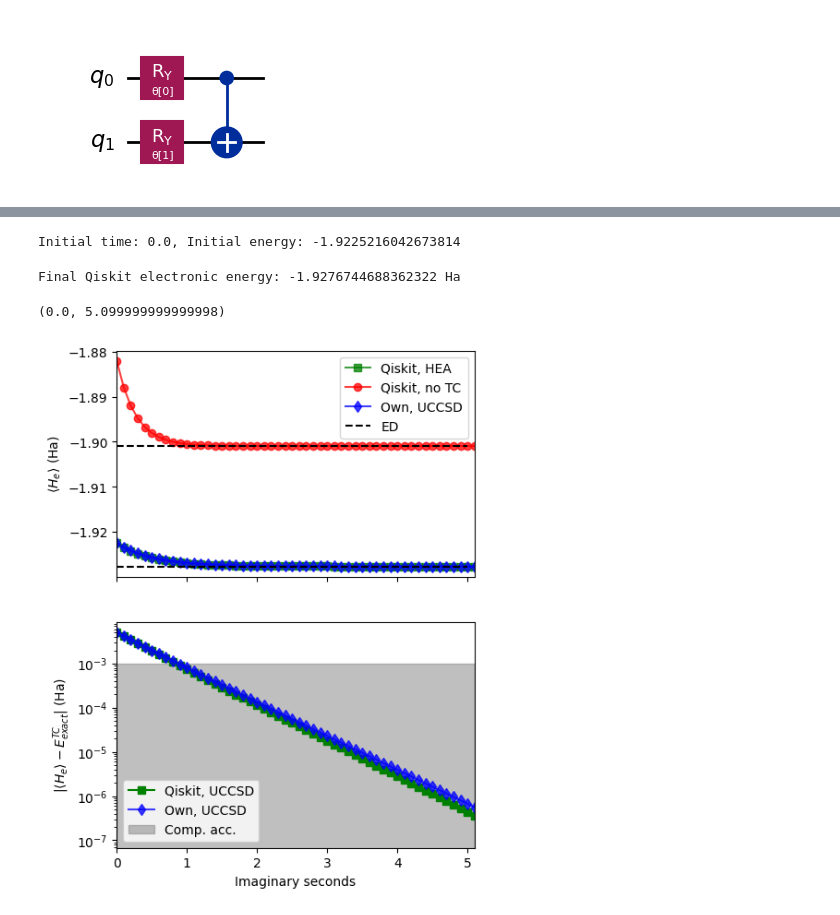
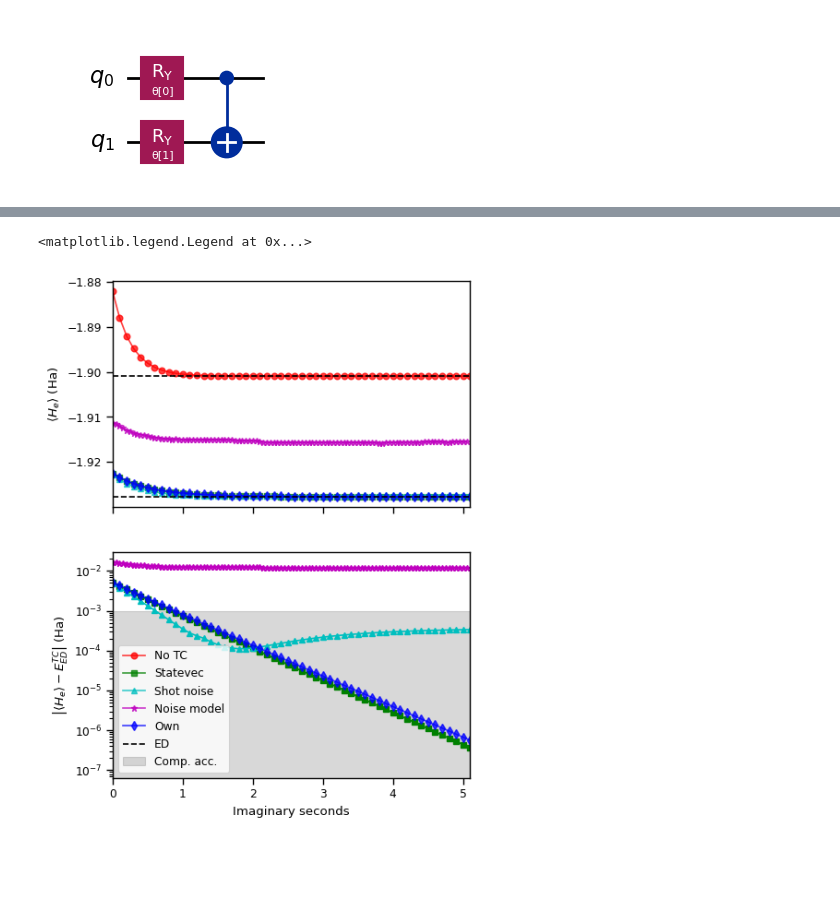
Before and after one commit to Magnusson6359/qiskit-algorithms, a Jupyter notebook: testing.ipynb, the cells around one changed output, grey strips where cells are left out. Drawn from its saved outputs; the diff is of its cells as text; code cells hidden in the pictures; blank space fills up the shorter version.

Commit message:
Noise tests

```diff
--- a/testing.ipynb
+++ b/testing.ipynb
@@ -136,60 +215,64 @@ avqite_times = data[:,0]
 avqite_energies = data[:,2]
 initial_time=data[0,0]
 initial_energy=data[0,2]
-print(f"Initial time: {initial_time}, Initial energy: {initial_energy}")
+#print(f"Initial time: {initial_time}, Initial energy: {initial_energy}")
-# %% [output]
-Initial time: 0.0, Initial energy: -1.9225216042673814
 # %%
+sns.set_context("paper")
 fig, axs = plt.subplots(2,1,sharex=True)
 fig.set_figheight(7)
 fig.set_figwidth(5)
 ax = axs[0]
 ax2 = axs[1]
 #DELTA_BIG = 50
 DELTA_BIG = 2
 sys = "h2"
 e_exact = {"h2": -1.9276748321, "h4": -4.3860854160}
 e_exact_notc = {"h2": -1.9009465237, "h4": None}
 
-# Readin from file
-#with open('h_exp_val.txt', 'r') as f:
-#    h_exp_val = [float(num) for line in f for num in line.strip('[] \n').split()]
-#with open('times.txt', 'r') as g:
-#    times = [float(num) for line in g for num in line.strip('[] \n').split()]
-
 h_exp_val = np.array([ele[0][0].real for ele in result.observables])
 times = result.times
-h_ex_val2 = np.array([ele[0][0].real for ele in result2.observables])
+h_exp_val2 = np.array([ele[0][0].real for ele in result2.observables])
 times2 = result2.times
+h_exp_val_shotnoise = np.array([ele[0][0].real for ele in result_shotnoise.observables])
+times_shotnoise = result_shotnoise.times
+h_exp_val_noise = np.array([ele[0][0].real for ele in result_noise.observables])
+times_noise = result_noise.times
 
-ax.plot(times, h_exp_val, '-gs', label= "Qiskit, HEA", alpha=0.75) #+ extracted_transformer_energy+ nuclear_repulsion_energy
-ax.plot(times2, h_ex_val2, '-ro', label= "Qiskit, no TC", alpha=0.75) #+ extracted_transformer_energy+ nuclear_repulsion_energy
-ax.plot(avqite_times[::DELTA_BIG], avqite_energies[::DELTA_BIG], '-bd', label= "Own, UCCSD", alpha=0.75)
-ax.plot([e_exact[sys]]*(int(times[-1])+1), '--k', label= "ED")
-ax.plot([e_exact_notc[sys]]*(int(times[-1])+1), '--k')
-#ax.axhline(np_result.total_energies, ls='--',
-#           c='k', alpha=0.7, label='Groundstate')
-#ax.axhline(np_result.hartree_fock_energy, ls='--',
-#           c='r', alpha=0.7, label="Hartree-Fock")
+#print(f"E0_noisy: {h_exp_val_noise[0]}, E0_noTC: {h_exp_val2[0]}, E0_TC: {h_exp_val[0]}")
 
-#pylab.plot(times, exact_h_exp_val , label= "Exact",  linestyle='--')
+ax.plot(times2, h_exp_val2, '-ro', label= "No TC", alpha=0.75) #+ extracted_transformer_energy+ nuclear_repulsion_energy
+ax.plot(times, h_exp_val, '-gs', label= "Statevec", alpha=0.75) #+ extracted_transformer_energy+ nuclear_repulsion_energy
+ax.plot(times_shotnoise, h_exp_val_shotnoise, '-c^', label= "Shot noise", alpha=0.75) #+ extracted_transformer_energy+ nuclear_repulsion_energy
+ax.plot(times_noise, h_exp_val_noise, '-m*', label= "Noise model", alpha=0.75) #+ extracted_transformer_energy+ nuclear_repulsion_energy
+ax.plot(avqite_times[::DELTA_BIG], avqite_energies[::DELTA_BIG], '-bd', label= "Own", alpha=0.75)
+ax.plot([e_exact[sys]]*(int(times[-1])+15), '--k', label= "ED")
+ax.plot([e_exact_notc[sys]]*(int(times[-1])+15), '--k')
 ax.set_ylabel(r"$\langle H_e \rangle$ (Ha)")
-ax.legend()#(loc="upper right")
+#ax.legend()
 ax.set_xlim([0, times[-1]])
-print(f"Final Qiskit electronic energy: {h_exp_val[-1]} Ha")
+
+#print(f"Final Qiskit electronic energy: {h_exp_val[-1]} Ha")
 #print(f"Compare with Qutip ED: -4.3860854160 Ha")
 #print(f"Compare with TC-VarQITE for UCCSD: -4.3860791082 Ha")
 
 
-ax2.plot(times, abs(h_exp_val-e_exact[sys]), "-gs", label= "Qiskit, UCCSD")
-ax2.plot(avqite_times[::DELTA_BIG], abs(avqite_energies-e_exact[sys])[::DELTA_BIG], "-bd", label= "Own, UCCSD", alpha=0.75)
-ax2.fill_between([0,times[-1]],[1e-3,1e-3],color="grey",alpha=0.5,label="Comp. acc.")
+ax2.plot(times, abs(h_exp_val-e_exact[sys]), "-gs", label= "Statevec")
+ax2.plot(times_shotnoise, abs(h_exp_val_shotnoise-e_exact[sys]), "-c^", label= "Shot noise")
+ax2.plot(times_noise, abs(h_exp_val_noise-e_exact[sys]), "-m*", label= "Noise model")
+ax2.plot(avqite_times[::DELTA_BIG], abs(avqite_energies-e_exact[sys])[::DELTA_BIG], "-bd", label= "Own", alpha=0.75)
+ax2.fill_between([0,times[-1]],[1e-3,1e-3],color="grey",alpha=0.3,label="Comp. acc.")
 ax2.set_xlabel("Imaginary seconds")
-ax2.set_ylabel(r"$|\langle H_e \rangle - E_{exact}^{TC}|$ (Ha)")
+ax2.set_ylabel(r"$\left|\langle H_e \rangle - E_{ED}^{TC}\right|$ (Ha)")
 ax2.set_yscale("log")
-ax2.legend()#(loc="upper right")
 ax2.set_xlim([0, times[-1]])
+
+h, l = ax.get_legend_handles_labels()
+h2, l2 = ax2.get_legend_handles_labels()
+for index, label in enumerate(l2):
+    if label not in l:
+        l.append(label)
+        h.append(h2[index])
+ax2.legend(h, l)
 # %% [output]
-Final Qiskit electronic energy: -1.9276744688362322 Ha
+<matplotlib.legend.Legend at 0x...>
-(0.0, 5.099999999999998)
-[figure, old version]
+[figure, new version]
```
Also changed, not shown: parts of 8 cells of this notebook.
